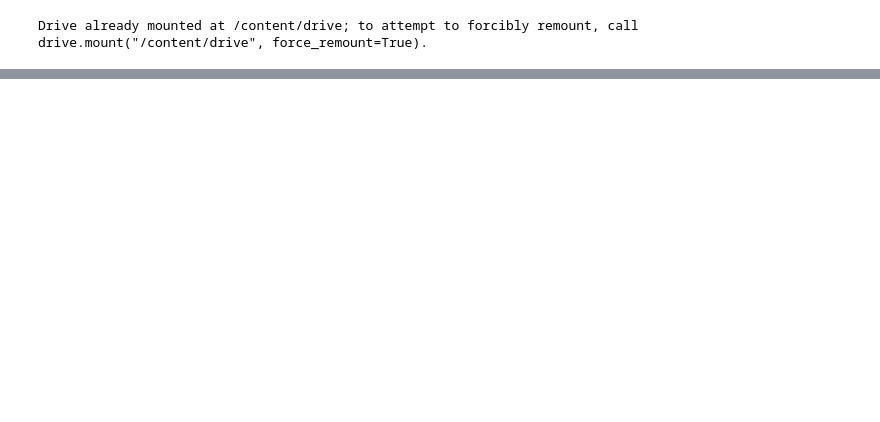
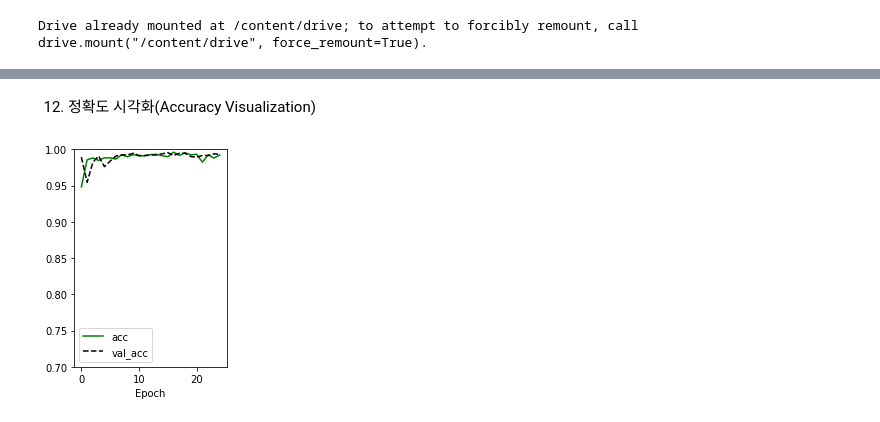
Before and after one commit to LEESUAJE1978/deeplearning_sejong, a Jupyter notebook: ex04_Logistic_Regression.ipynb, the cells around one changed output, grey strips where cells are left out. Drawn from its saved outputs; the diff is of its cells as text; code cells hidden in the pictures; blank space fills up the shorter version.

```diff
--- a/ex04_Logistic_Regression.ipynb
+++ b/ex04_Logistic_Regression.ipynb
@@ -116,0 +409,12 @@ with tf.Session() as sess:
+# %% [markdown]
+12. 정확도 시각화(Accuracy Visualization)
+# %%
+plt.subplot(1,2,2)
+plt.plot(history.history['acc'], 'g-', label = 'acc')
+plt.plot(history.history['val_acc'], 'k--', label = 'val_acc')
+plt.xlabel('Epoch')
+plt.ylim(0.7,1)
+plt.legend()
+plt.show()
+# %% [output]
+[figure, added]
```
Also changed, not shown: parts of 71 cells of this notebook.
